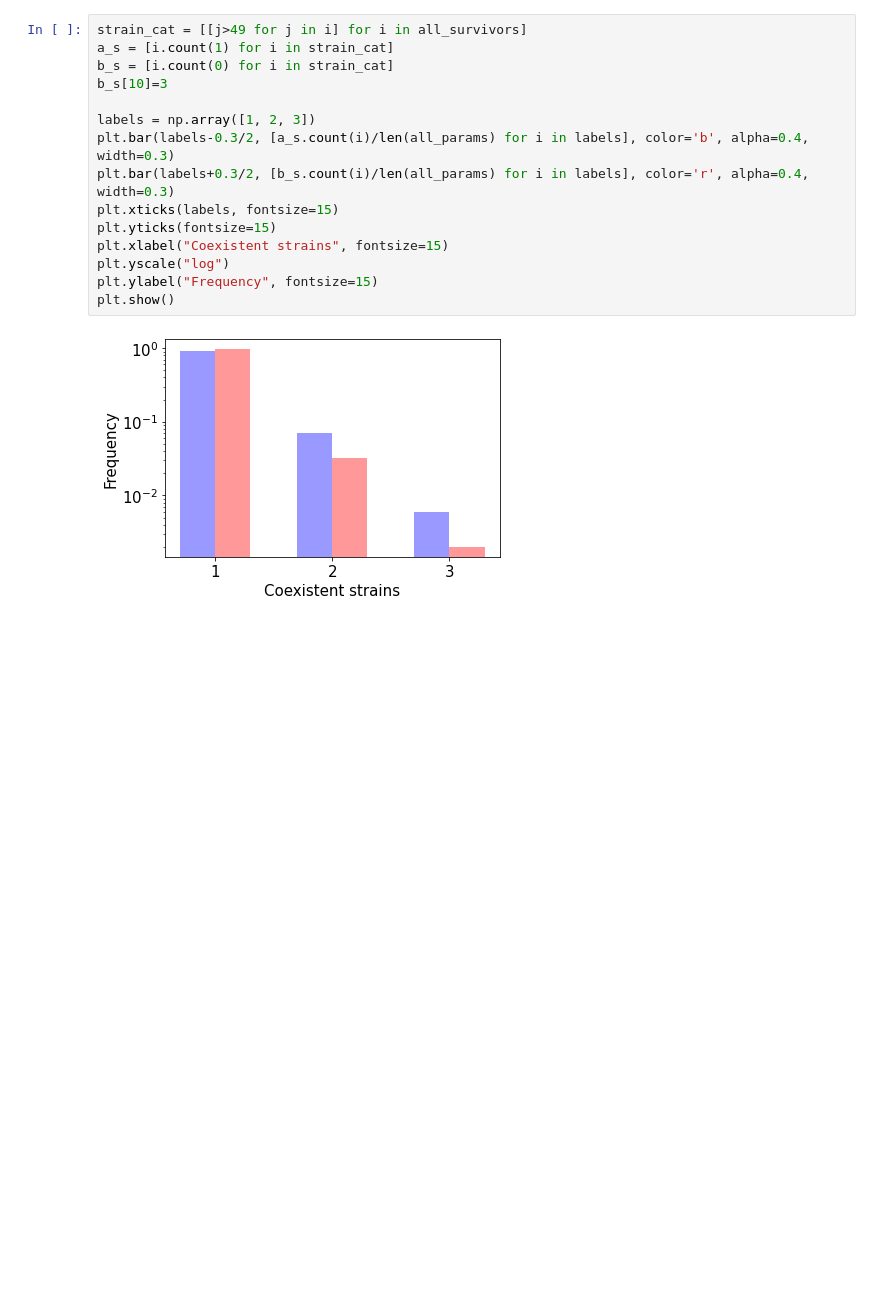
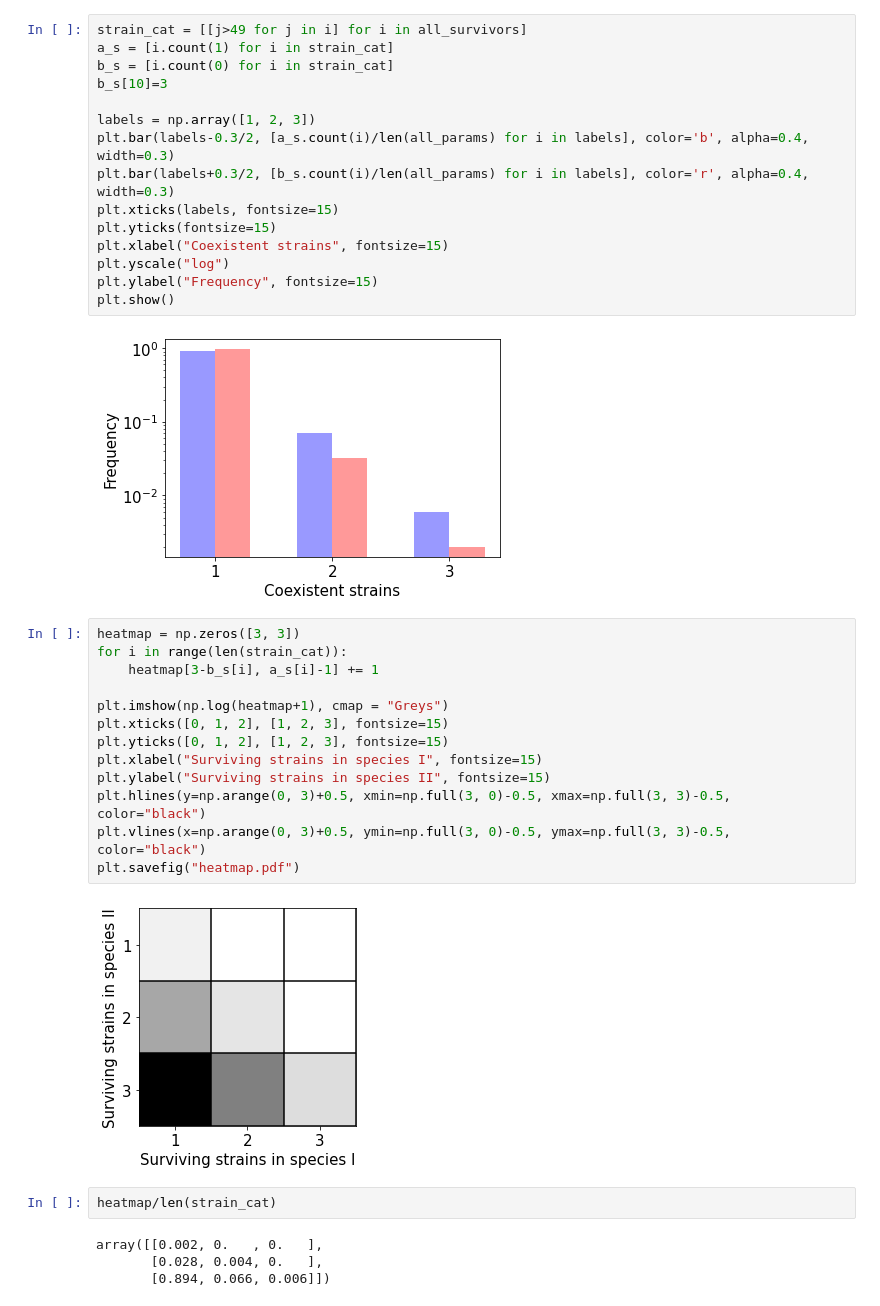
Before and after one commit to maslov-group/Coexistence_of_g_and_K, a Jupyter notebook: Survivors from strain pools.ipynb, the cells around one changed output. Saved outputs shown, nothing was run; the diff lists cells and outputs as text; blank space fills up the shorter version.

```diff
--- a/Survivors from strain pools.ipynb
+++ b/Survivors from strain pools.ipynb
@@ -275,3 +275,24 @@ plt.ylabel("Frequency", fontsize=15)
 plt.show()
 # %% [output]
 [figure]
+# %%
+heatmap = np.zeros([3, 3])
+for i in range(len(strain_cat)):
+    heatmap[3-b_s[i], a_s[i]-1] += 1
+
+plt.imshow(np.log(heatmap+1), cmap = "Greys")
+plt.xticks([0, 1, 2], [1, 2, 3], fontsize=15)
+plt.yticks([0, 1, 2], [1, 2, 3], fontsize=15)
+plt.xlabel("Surviving strains in species I", fontsize=15)
+plt.ylabel("Surviving strains in species II", fontsize=15)
+plt.hlines(y=np.arange(0, 3)+0.5, xmin=np.full(3, 0)-0.5, xmax=np.full(3, 3)-0.5, color="black")
+plt.vlines(x=np.arange(0, 3)+0.5, ymin=np.full(3, 0)-0.5, ymax=np.full(3, 3)-0.5, color="black")
+plt.savefig("heatmap.pdf")
+# %% [output]
+[figure, added]
+# %%
+heatmap/len(strain_cat)
+# %% [output]
+array([[0.002, 0.   , 0.   ],
+       [0.028, 0.004, 0.   ],
+       [0.894, 0.066, 0.006]])
```
